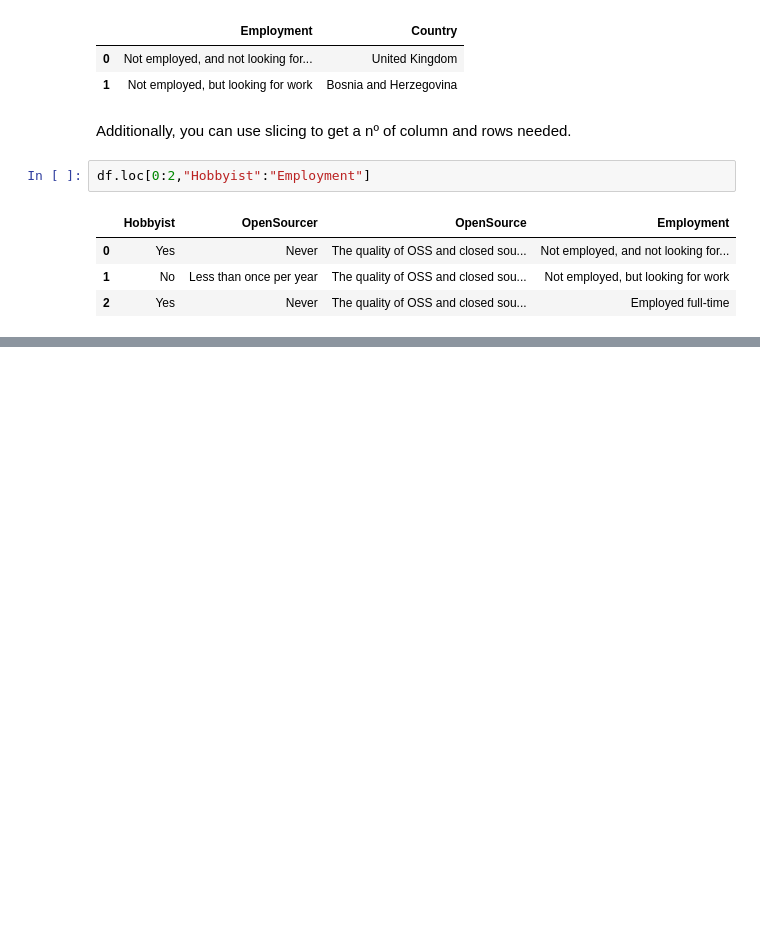
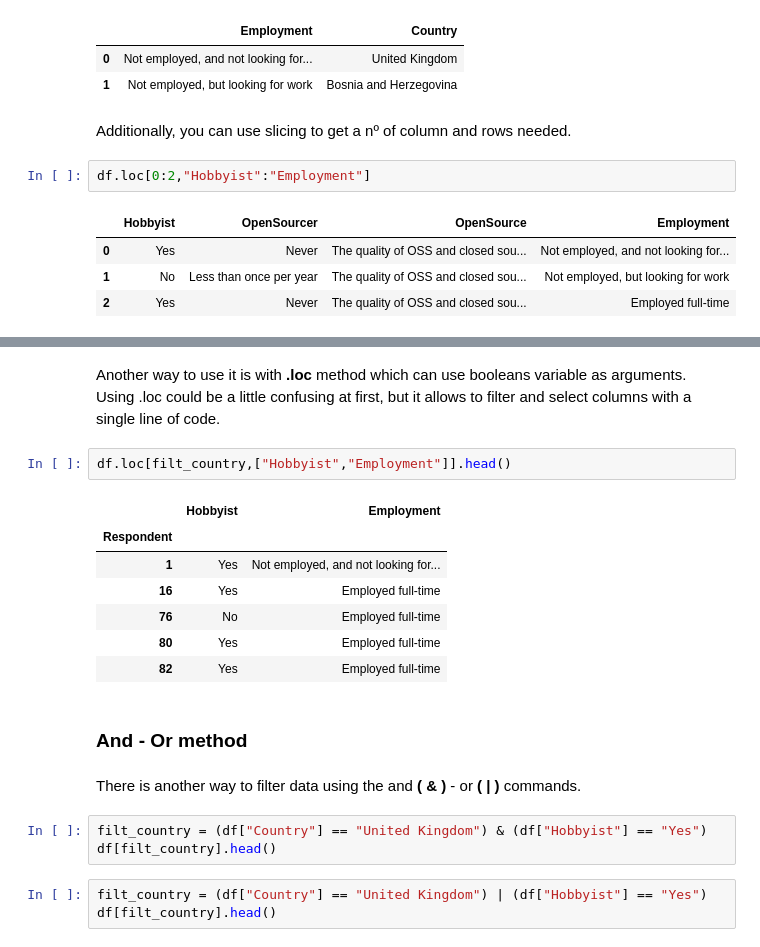
Before and after one commit to Joanpm1215/Pandas-Tutorial, a Jupyter notebook: scripts/Pandas_Tutorial.ipynb, the cells around one changed output, grey strips where cells are left out. Cells and saved outputs as stored; diff of their text form; blank space fills up the shorter version.

```diff
--- a/scripts/Pandas_Tutorial.ipynb
+++ b/scripts/Pandas_Tutorial.ipynb
@@ -144,0 +195,22 @@ df.loc[0:2,"Hobbyist":"Employment"]
+# %% [markdown]
+Another way to use it is with <strong> .loc</strong> method which can use booleans variable as arguments. Using .loc could be a little confusing at first, but it allows to filter and select columns with a single line of code.
+# %%
+df.loc[filt_country,["Hobbyist","Employment"]].head()
+# %% [output]
+|  | Hobbyist | Employment |
+| Respondent |  |  |
+| 1 | Yes | Not employed, and not looking for... |
+| 16 | Yes | Employed full-time |
+| 76 | No | Employed full-time |
+| 80 | Yes | Employed full-time |
+| 82 | Yes | Employed full-time |
+# %% [markdown]
+<h3> And - Or method</h3>
+# %% [markdown]
+There is another way to filter data using the and <strong>( & )</strong> - or <strong>( | )</strong> commands.
+# %%
+filt_country = (df["Country"] == "United Kingdom") & (df["Hobbyist"] == "Yes")
+df[filt_country].head()
+# %%
+filt_country = (df["Country"] == "United Kingdom") | (df["Hobbyist"] == "Yes")
+df[filt_country].head()
```
Also changed, not shown: parts of 27 cells of this notebook.
